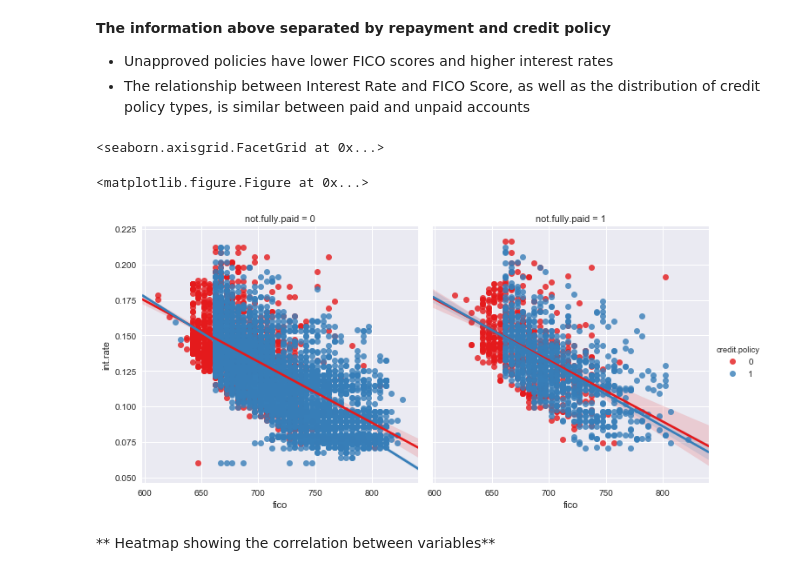
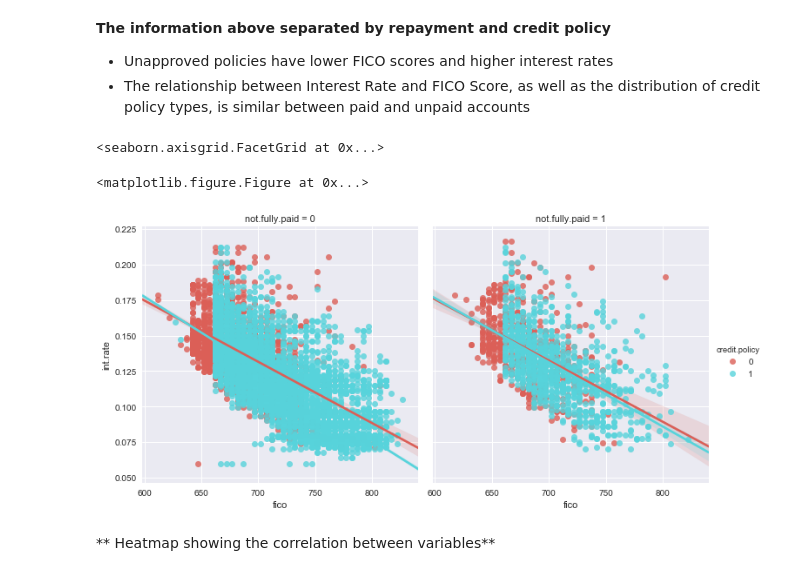
Before and after one commit to kabuhakmeh3/scikit-loan-analysis, a Jupyter notebook: loans.ipynb, the cells around one changed output. Saved outputs shown, nothing was run; the diff lists cells and outputs as text; code cells hidden in the pictures.

```diff
--- a/loans.ipynb
+++ b/loans.ipynb
@@ -132,11 +132,11 @@ plt.ylabel('Interest Rate')
 # %%
 plt.figure(figsize=(11,7))
 sns.lmplot(y='int.rate',x='fico',data=loans,hue='credit.policy',
-           col='not.fully.paid',palette='Set1')
+           col='not.fully.paid',palette='hls')
 # %% [output]
 <seaborn.axisgrid.FacetGrid at 0x...>
 <matplotlib.figure.Figure at 0x...>
-[figure, old version]
+[figure, new version]
 # %% [markdown]
 ** Heatmap showing the correlation between variables**
 # %%
```
Also changed, not shown: parts of 21 cells of this notebook.
